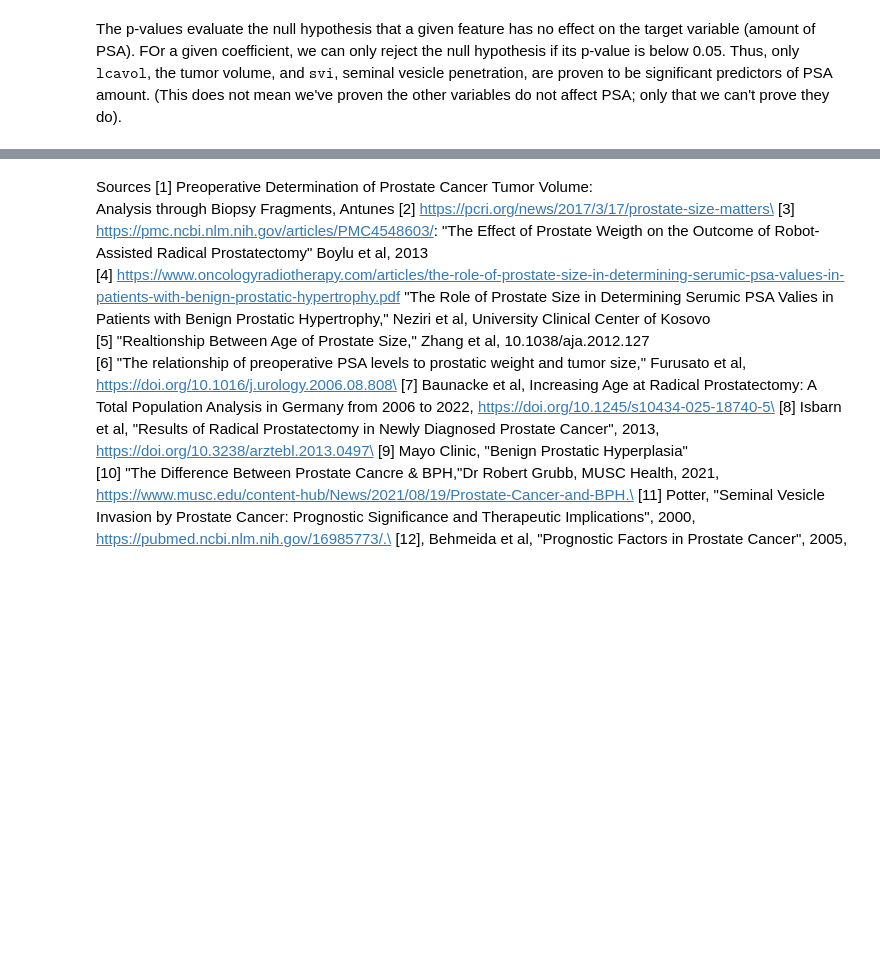
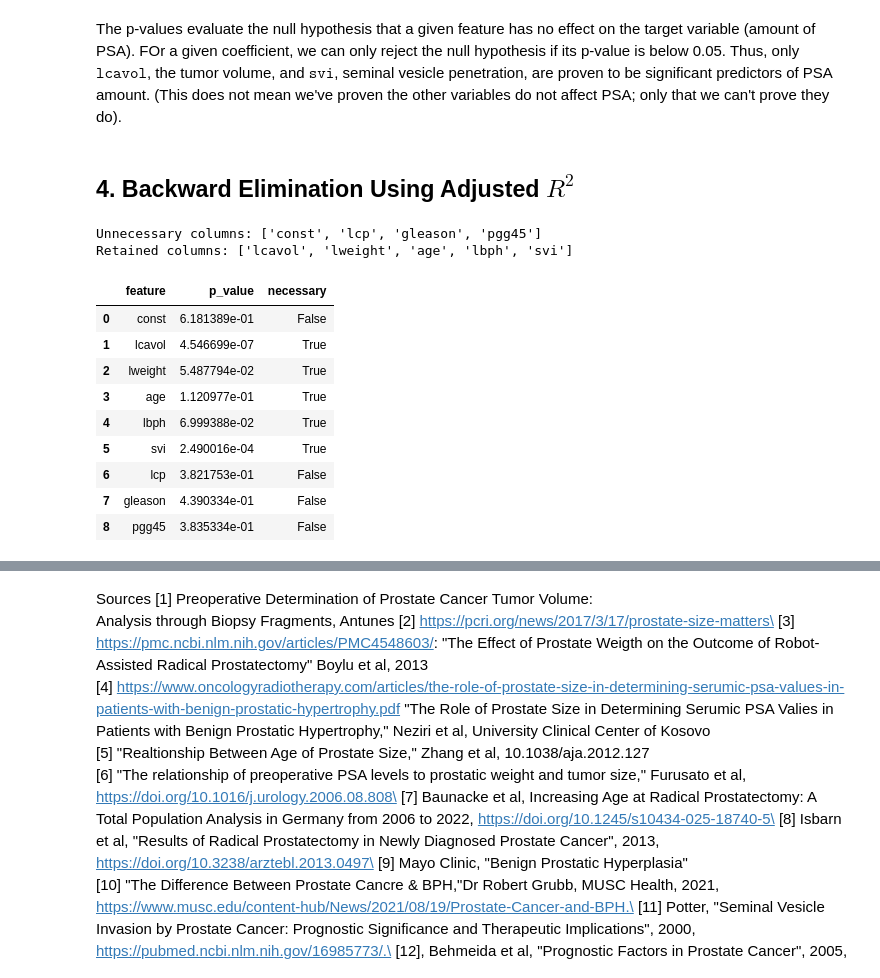
Before and after one commit to mayarubenstein/Statistical-Learning, a Jupyter notebook: eda_assignment.ipynb, the cells around one changed output, grey strips where cells are left out. Cells and saved outputs as stored; diff of their text form; code cells hidden in the pictures; blank space fills up the shorter version.

```diff
--- a/eda_assignment.ipynb
+++ b/eda_assignment.ipynb
@@ -599,3 +599,39 @@ pgg45      3.835334e-01
 dtype: float64
 # %% [markdown]
 The p-values evaluate the null hypothesis that a given feature has no effect on the target variable (amount of PSA). FOr a given coefficient, we can only reject the null hypothesis if its p-value is below 0.05. Thus, only $\texttt{lcavol}$, the tumor volume, and $\texttt{svi}$, seminal vesicle penetration, are proven to be significant predictors of PSA amount. (This does not mean we've proven the other variables do not affect PSA; only that we can't prove they do).
+# %% [markdown]
+## 4. Backward Elimination Using Adjusted $R^{2}$
+# %%
+unnecessary_columns = []
+
+for col in X.columns:
+    X_prime = X.drop(columns=[col])
+    model_prime = sm.OLS(y, X_prime).fit()
+    if model_prime.rsquared_adj >= model.rsquared_adj:
+        unnecessary_columns.append(col)
+
+
+print("Unnecessary columns:", unnecessary_columns)
+print("Retained columns:", [col for col in X.columns if col not in unnecessary_columns])
+# %% [output]
+Unnecessary columns: ['const', 'lcp', 'gleason', 'pgg45']
+Retained columns: ['lcavol', 'lweight', 'age', 'lbph', 'svi']
+# %%
+backward_el_summary = pd.DataFrame({
+    'feature':   model.pvalues.index,
+    'p_value':   model.pvalues.values,
+    'necessary': [col not in unnecessary_columns for col in model.pvalues.index],
+})
+
+display(backward_el_summary)
+# %% [output]
+|  | feature | p_value | necessary |
+| 0 | const | 6.181389e-01 | False |
+| 1 | lcavol | 4.546699e-07 | True |
+| 2 | lweight | 5.487794e-02 | True |
+| 3 | age | 1.120977e-01 | True |
+| 4 | lbph | 6.999388e-02 | True |
+| 5 | svi | 2.490016e-04 | True |
+| 6 | lcp | 3.821753e-01 | False |
+| 7 | gleason | 4.390334e-01 | False |
+| 8 | pgg45 | 3.835334e-01 | False |
```
Also changed, not shown: parts of 5 cells of this notebook.
